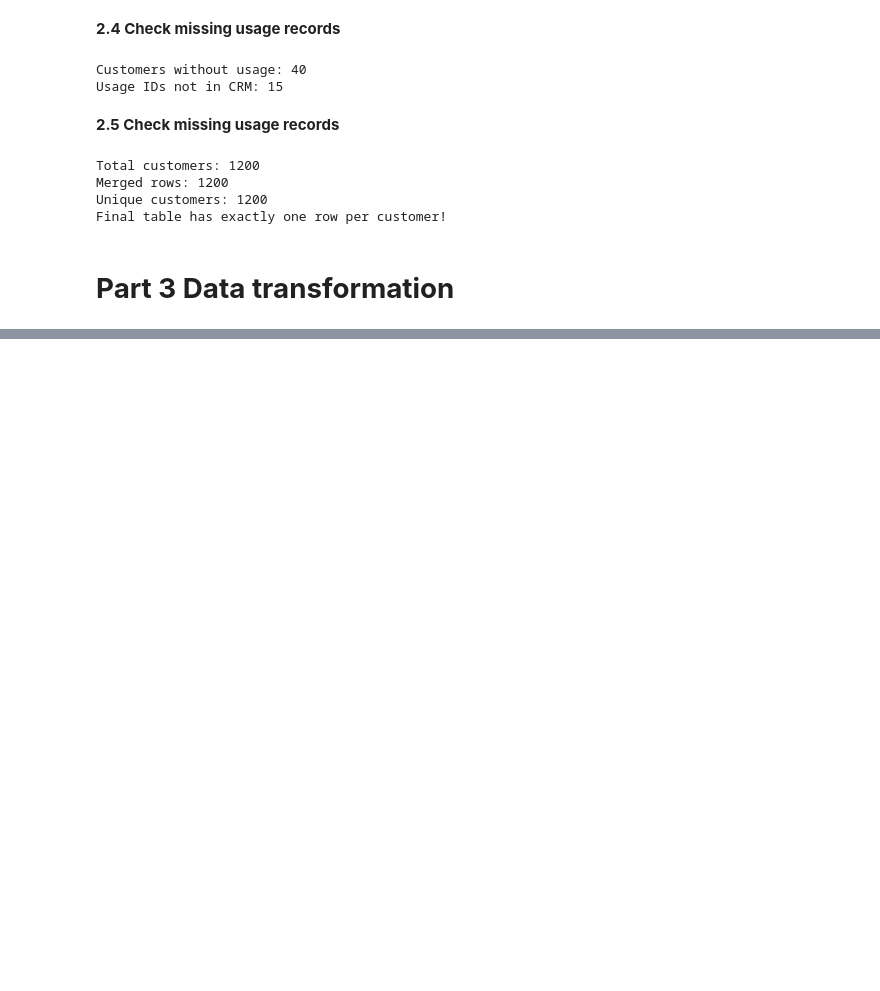
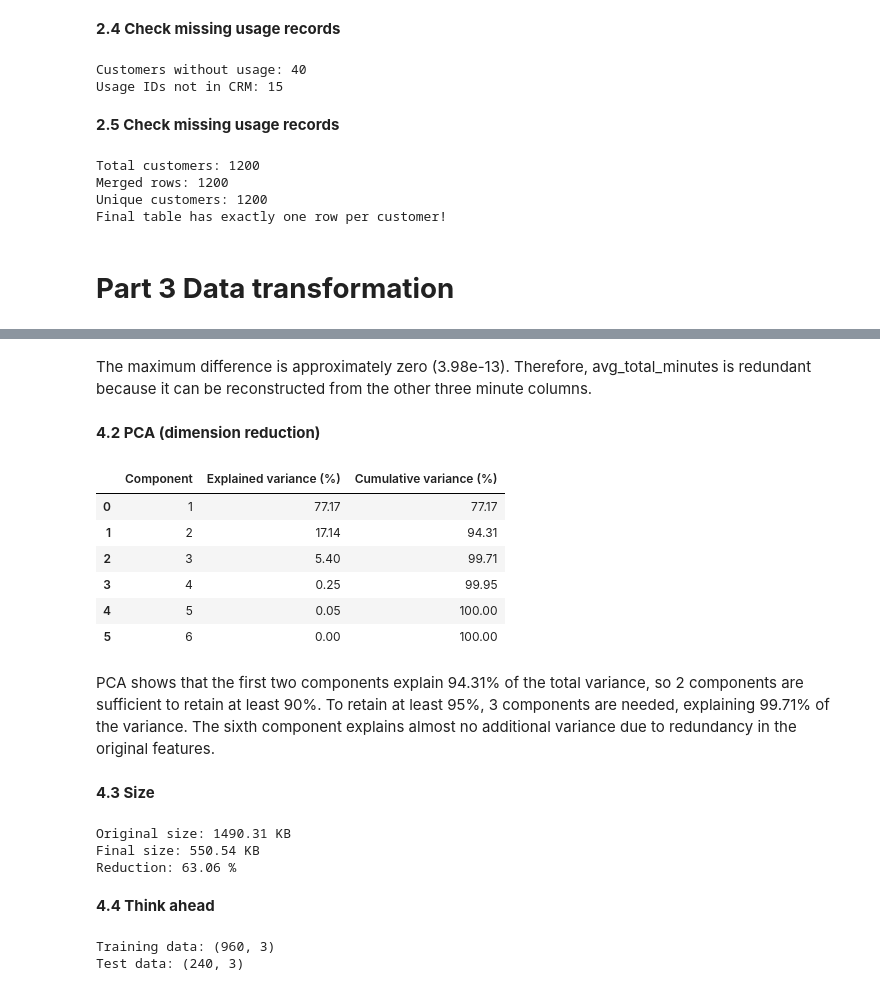
Before and after one commit to nikos0406/UNI-NN-and-DL, a Jupyter notebook: NN_HW1.ipynb, the cells around one changed output, grey strips where cells are left out. Drawn from its saved outputs; the diff is of its cells as text; code cells hidden in the pictures; blank space fills up the shorter version.

```diff
--- a/NN_HW1.ipynb
+++ b/NN_HW1.ipynb
@@ -534,0 +751,79 @@ Final table has exactly one row per customer!
+# %% [markdown]
+The maximum difference is approximately zero (3.98e-13). Therefore, avg_total_minutes is redundant because it can be reconstructed from the other three minute columns.
+# %% [markdown]
+**4.2 PCA (dimension reduction)**
+# %%
+columns = [
+    "avg_minutes_day",
+    "avg_minutes_evening",
+    "avg_minutes_night",
+    "avg_total_minutes",
+    "avg_sms_count",
+    "avg_data_volume_mb"
+]
+
+X = merged[columns].dropna()
+
+X_scaled = StandardScaler().fit_transform(X)
+
+pca = PCA()
+pca.fit(X_scaled)
+
+variance = pca.explained_variance_ratio_
+cumulative = np.cumsum(variance)
+
+results = pd.DataFrame({
+    "Component": range(1, 7),
+    "Explained variance (%)": (variance * 100).round(2),
+    "Cumulative variance (%)": (cumulative * 100).round(2)
+})
+
+display(results)
+# %% [output]
+|  | Component | Explained variance (%) | Cumulative variance (%) |
+| 0 | 1 | 77.17 | 77.17 |
+| 1 | 2 | 17.14 | 94.31 |
+| 2 | 3 | 5.40 | 99.71 |
+| 3 | 4 | 0.25 | 99.95 |
+| 4 | 5 | 0.05 | 100.00 |
+| 5 | 6 | 0.00 | 100.00 |
+# %% [markdown]
+PCA shows that the first two components explain 94.31% of the total variance, so 2 components are sufficient to retain at least 90%. To retain at least 95%, 3 components are needed, explaining 99.71% of the variance. The sixth component explains almost no additional variance due to redundancy in the original features.
+# %% [markdown]
+**4.3 Size**
+# %%
+raw_size = (
+    df_customers.memory_usage(deep=True).sum()
+    + df_usage.memory_usage(deep=True).sum()
+)
+
+final_size = merged.memory_usage(deep=True).sum()
+
+reduction = (1 - final_size / raw_size) * 100
+
+print("Original size:", round(raw_size / 1024, 2), "KB")
+print("Final size:", round(final_size / 1024, 2), "KB")
+print("Reduction:", round(reduction, 2), "%")
+# %% [output]
+Original size: 1490.31 KB
+Final size: 550.54 KB
+Reduction: 63.06 %
+# %% [markdown]
+**4.4 Think ahead**
+# %%
+X_train, X_test = train_test_split(
+    merged[["age", "tenure_months", "monthly_charge_usd"]],
+    test_size=0.2,
+    random_state=42
+)
+
+scaler = MinMaxScaler()
+
+X_train_scaled = scaler.fit_transform(X_train)
+X_test_scaled = scaler.transform(X_test)
+
+print("Training data:", X_train_scaled.shape)
+print("Test data:", X_test_scaled.shape)
+# %% [output]
+Training data: (960, 3)
+Test data: (240, 3)
```
Also changed, not shown: parts of 24 cells of this notebook.
